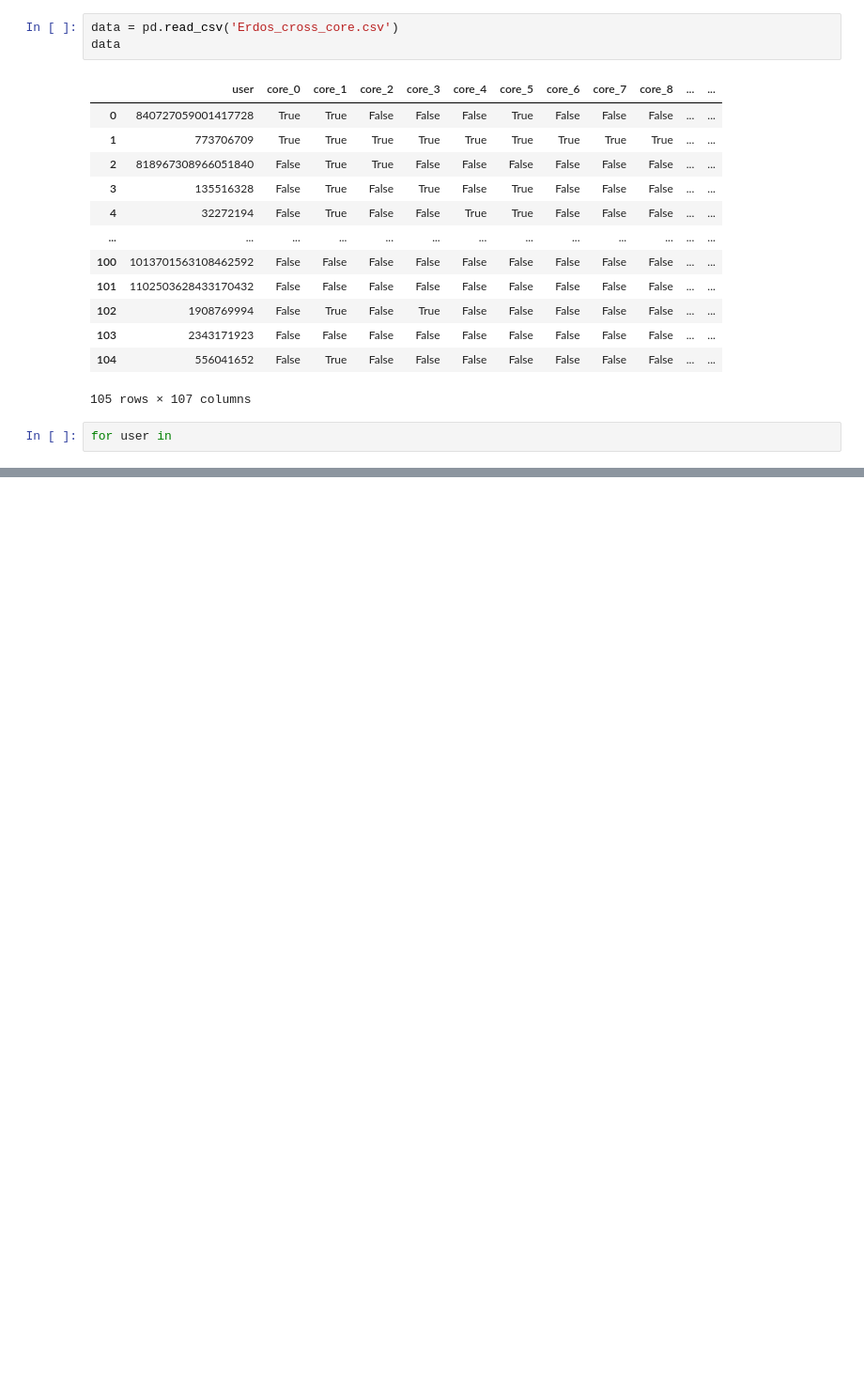
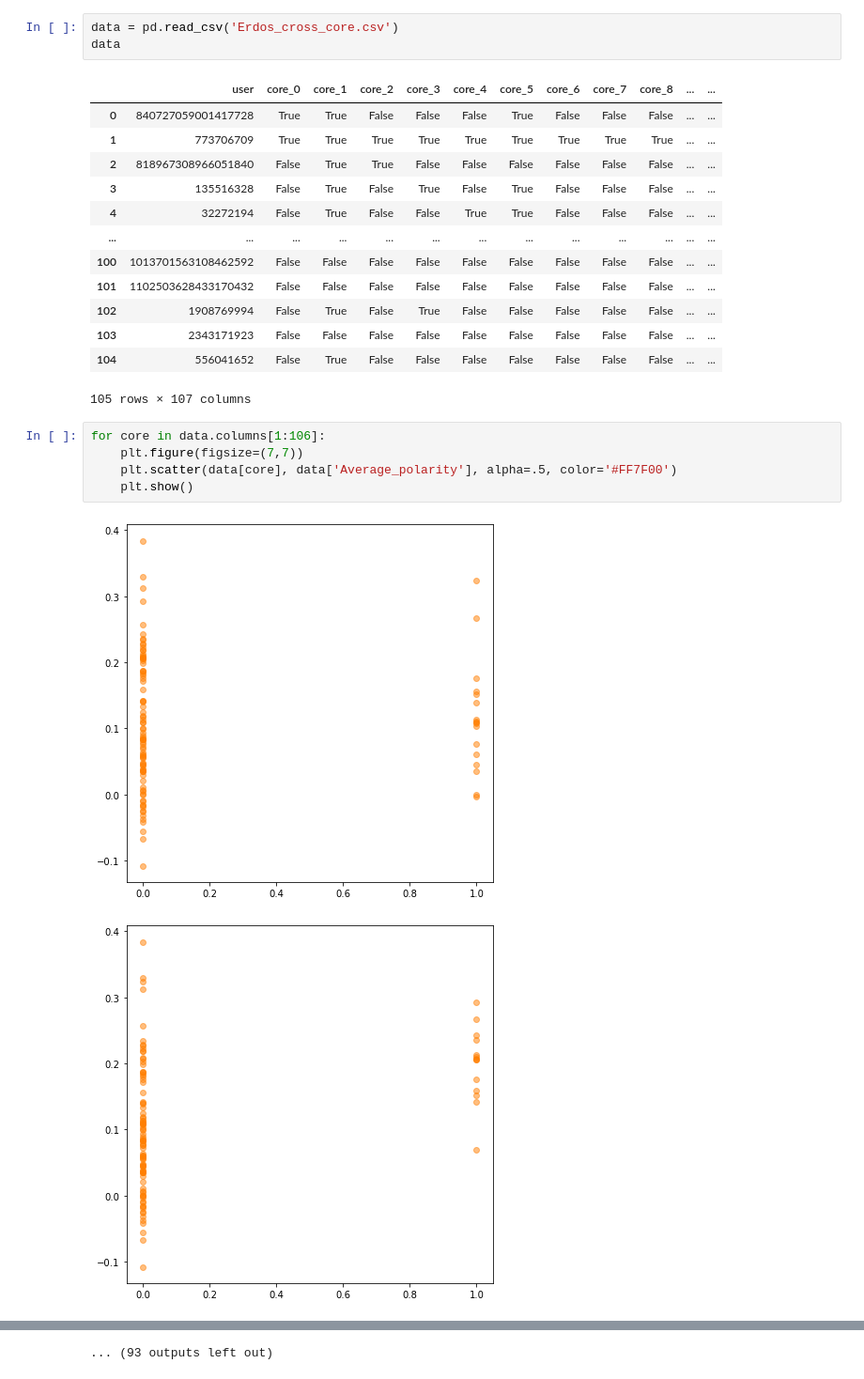
Before and after one commit to ZonovaX/SocialNetworkers, a Jupyter notebook: Messing Around/Network.ipynb, the cells around one changed output, grey strips where cells are left out. Shown at 94% size. Cells and saved outputs as stored; diff of their text form; blank space fills up the shorter version.

```diff
--- a/Messing Around/Network.ipynb
+++ b/Messing Around/Network.ipynb
@@ -21,5 +21,11 @@ data
 | 103 | 2343171923 | False | False | False | False | False | False | False | False | False | ... | ... |
 | 104 | 556041652 | False | True | False | False | False | False | False | False | False | ... | ... |
 105 rows × 107 columns
-# %%
-for user in
+# %%
+for core in data.columns[1:106]:
+    plt.figure(figsize=(7,7))
+    plt.scatter(data[core], data['Average_polarity'], alpha=.5, color='#FF7F00')
+    plt.show()
+# %% [output]
+[figure, added]
+[figure, added]
@@ -25,0 +42 @@ for user in
+... (93 outputs left out)
```
Also changed, not shown: parts of 2 cells of this notebook, 4 other files.
